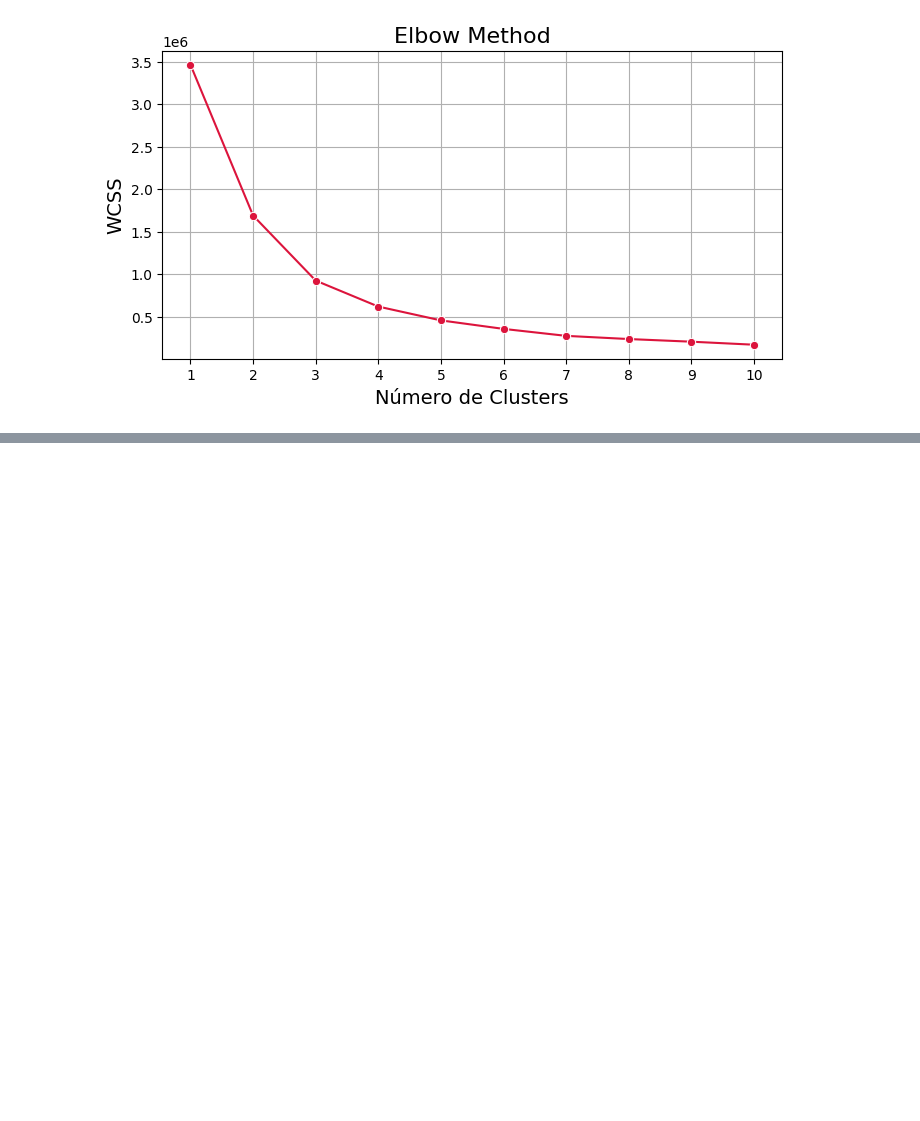
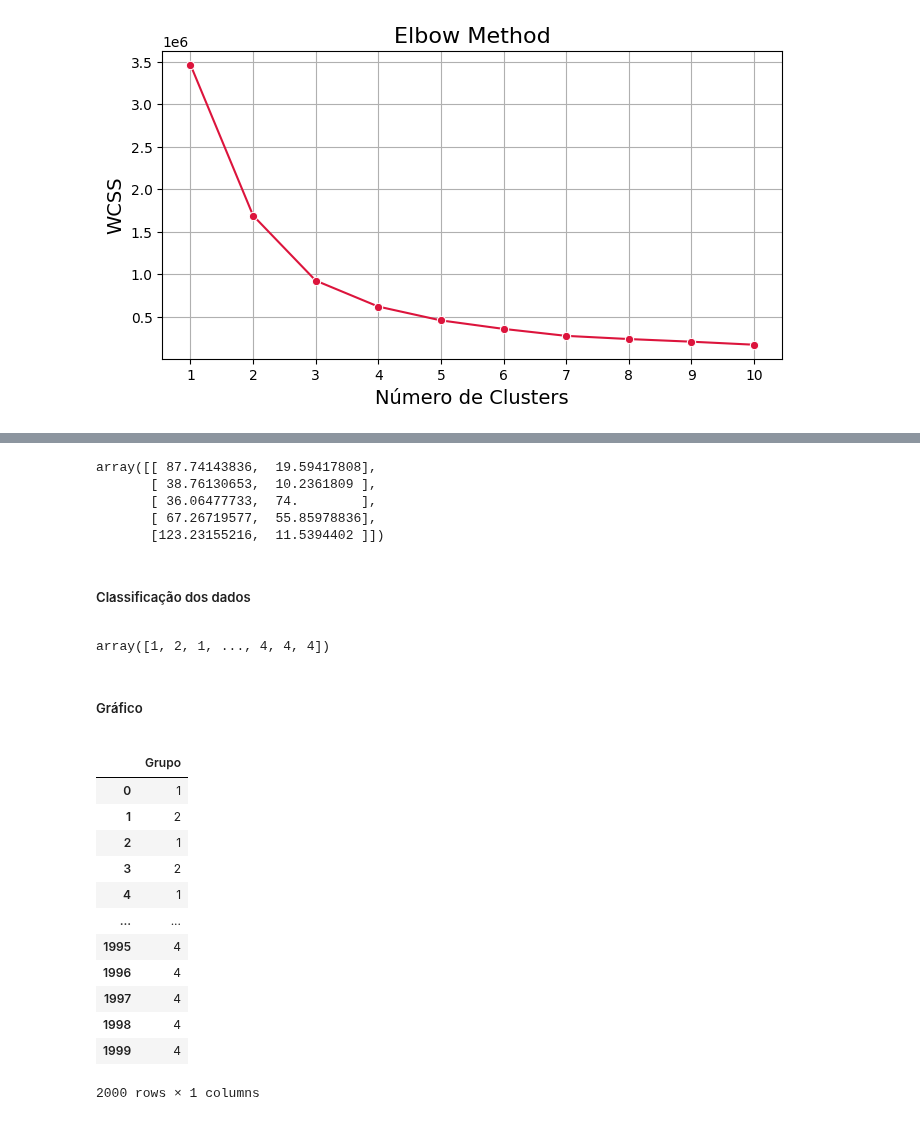
Before and after one commit to SisouDev/iaAlg, a Jupyter notebook: cluster/kmeans.ipynb, the cells around one changed output, grey strips where cells are left out. Saved outputs shown, nothing was run; the diff lists cells and outputs as text; code cells hidden in the pictures; blank space fills up the shorter version.

```diff
--- a/cluster/kmeans.ipynb
+++ b/cluster/kmeans.ipynb
@@ -372,0 +391,24 @@ plt.show()
+# %%
+centroides = kmeans1.cluster_centers_
+centroides
+# %% [output]
+array([[ 87.74143836,  19.59417808],
+       [ 38.76130653,  10.2361809 ],
+       [ 36.06477733,  74.        ],
+       [ 67.26719577,  55.85978836],
+       [123.23155216,  11.5394402 ]])
+# %% [markdown]
+<span style="font-family: 'Trebuchet MS', sans-serif;">
+
+##### Classificação dos dados
+</span>
+# %%
+classificacao = kmeans1.labels_
+classificacao
+# %% [output]
+array([1, 2, 1, ..., 4, 4, 4])
+# %% [markdown]
+<span style="font-family: 'Trebuchet MS', sans-serif;">
+
+##### Gráfico
+</span>
@@ -372,0 +431,17 @@ plt.show()
+# %%
+agrupamento = pd.DataFrame(classificacao, columns = ['Grupo'])
+agrupamento
+# %% [output]
+|  | Grupo |
+| 0 | 1 |
+| 1 | 2 |
+| 2 | 1 |
+| 3 | 2 |
+| 4 | 1 |
+| ... | ... |
+| 1995 | 4 |
+| 1996 | 4 |
+| 1997 | 4 |
+| 1998 | 4 |
+| 1999 | 4 |
+2000 rows × 1 columns
```
Also changed, not shown: parts of 11 cells of this notebook.
